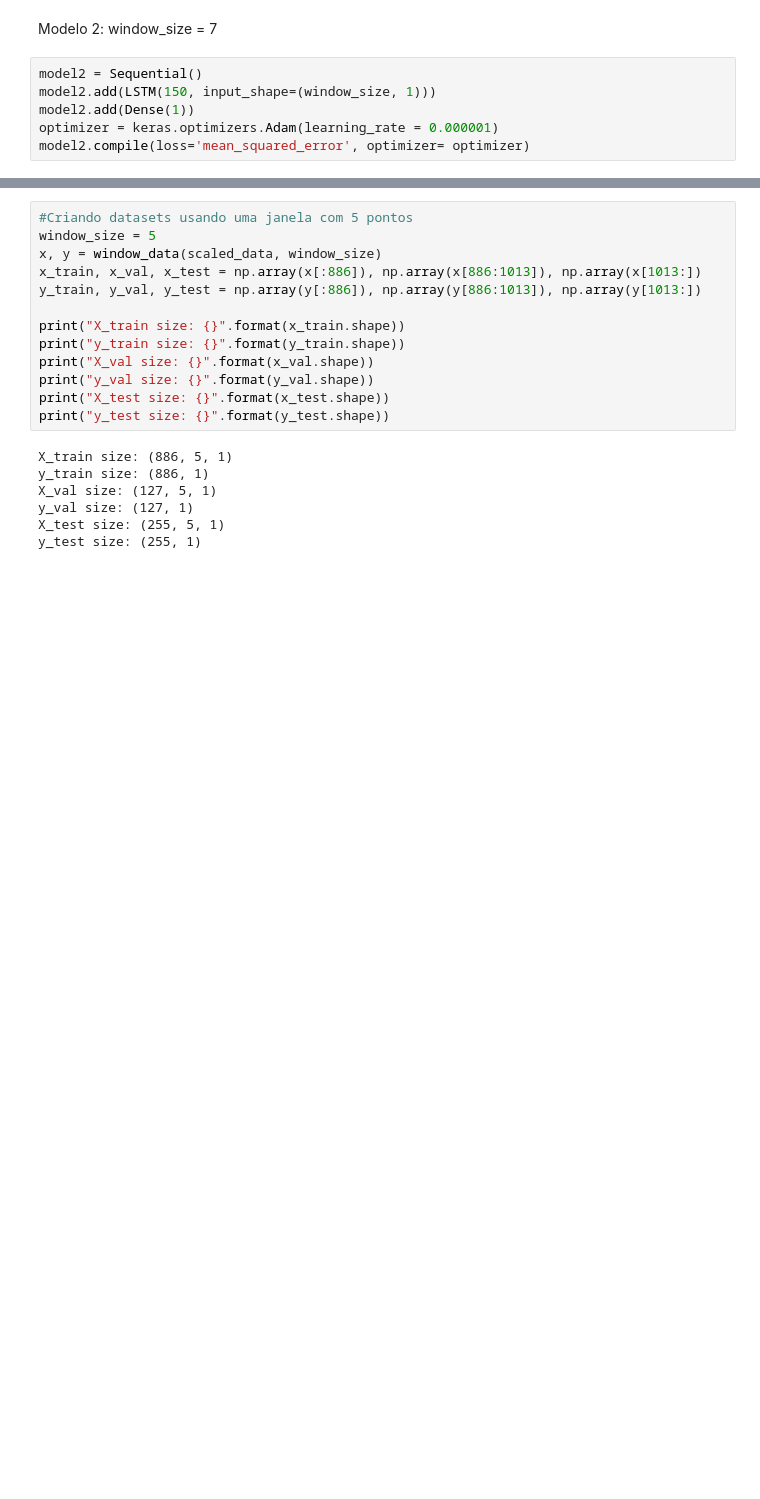
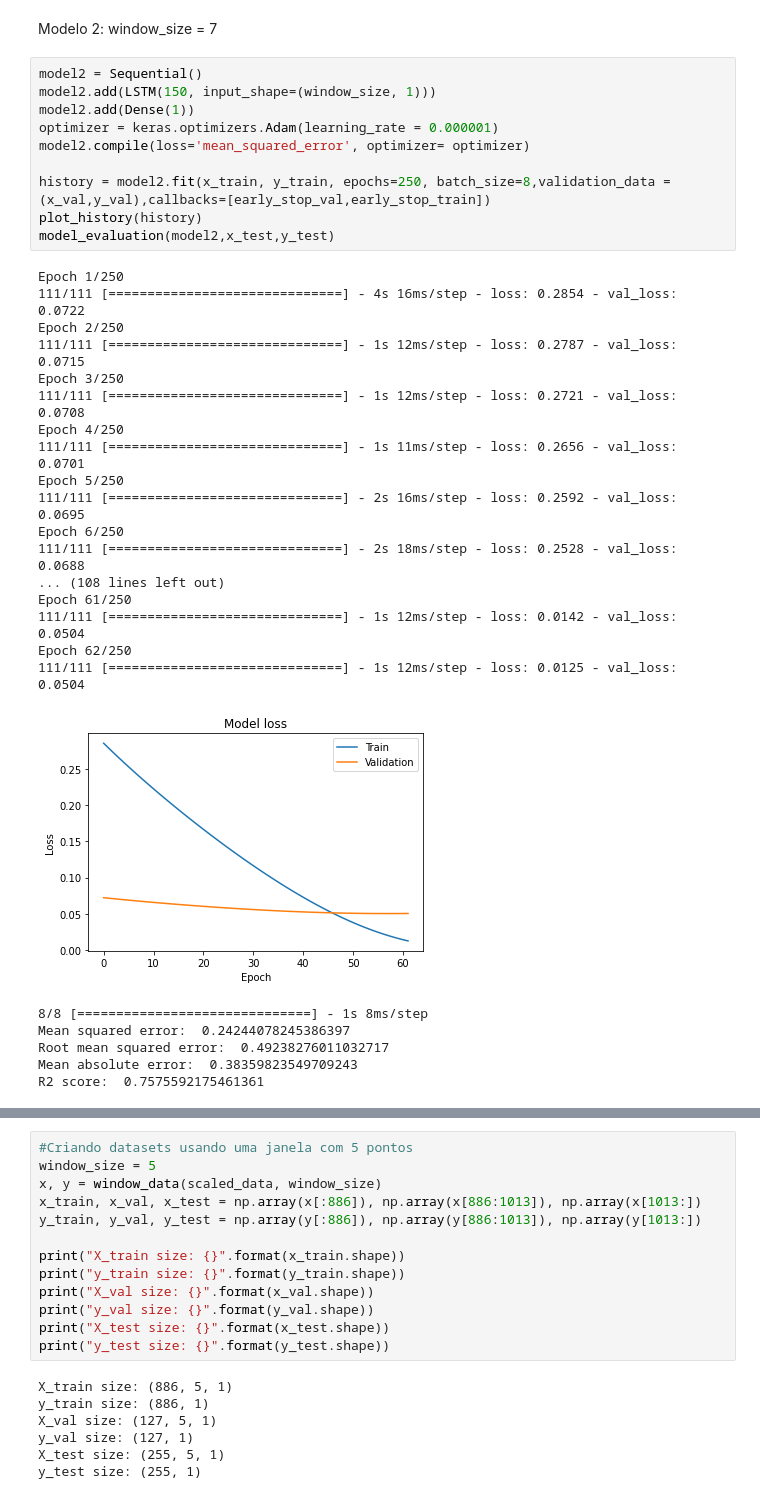
Before and after one commit to ViniciusPrincipe/BitcoinPrediction-LSTM, a Jupyter notebook: BtcLSTM.ipynb, the cells around one changed output, grey strips where cells are left out. Cells and saved outputs as stored; diff of their text form; blank space fills up the shorter version.

```diff
--- a/BtcLSTM.ipynb
+++ b/BtcLSTM.ipynb
@@ -149,6 +149,34 @@ Modelo 2: window_size = 7
 # %%
 model2 = Sequential()
 model2.add(LSTM(150, input_shape=(window_size, 1)))
 model2.add(Dense(1))
 optimizer = keras.optimizers.Adam(learning_rate = 0.000001)
 model2.compile(loss='mean_squared_error', optimizer= optimizer)
+
+history = model2.fit(x_train, y_train, epochs=250, batch_size=8,validation_data = (x_val,y_val),callbacks=[early_stop_val,early_stop_train])
+plot_history(history)
+model_evaluation(model2,x_test,y_test)
+# %% [output]
+Epoch 1/250
+111/111 [==============================] - 4s 16ms/step - loss: 0.2854 - val_loss: 0.0722
+Epoch 2/250
+111/111 [==============================] - 1s 12ms/step - loss: 0.2787 - val_loss: 0.0715
+Epoch 3/250
+111/111 [==============================] - 1s 12ms/step - loss: 0.2721 - val_loss: 0.0708
+Epoch 4/250
+111/111 [==============================] - 1s 11ms/step - loss: 0.2656 - val_loss: 0.0701
+Epoch 5/250
+111/111 [==============================] - 2s 16ms/step - loss: 0.2592 - val_loss: 0.0695
+Epoch 6/250
+111/111 [==============================] - 2s 18ms/step - loss: 0.2528 - val_loss: 0.0688
+... (108 lines left out)
+Epoch 61/250
+111/111 [==============================] - 1s 12ms/step - loss: 0.0142 - val_loss: 0.0504
+Epoch 62/250
+111/111 [==============================] - 1s 12ms/step - loss: 0.0125 - val_loss: 0.0504
+[figure, added]
+8/8 [==============================] - 1s 8ms/step
+Mean squared error:  0.24244078245386397
+Root mean squared error:  0.49238276011032717
+Mean absolute error:  0.38359823549709243
+R2 score:  0.7575592175461361
```
Also changed, not shown: parts of 17 cells of this notebook.
